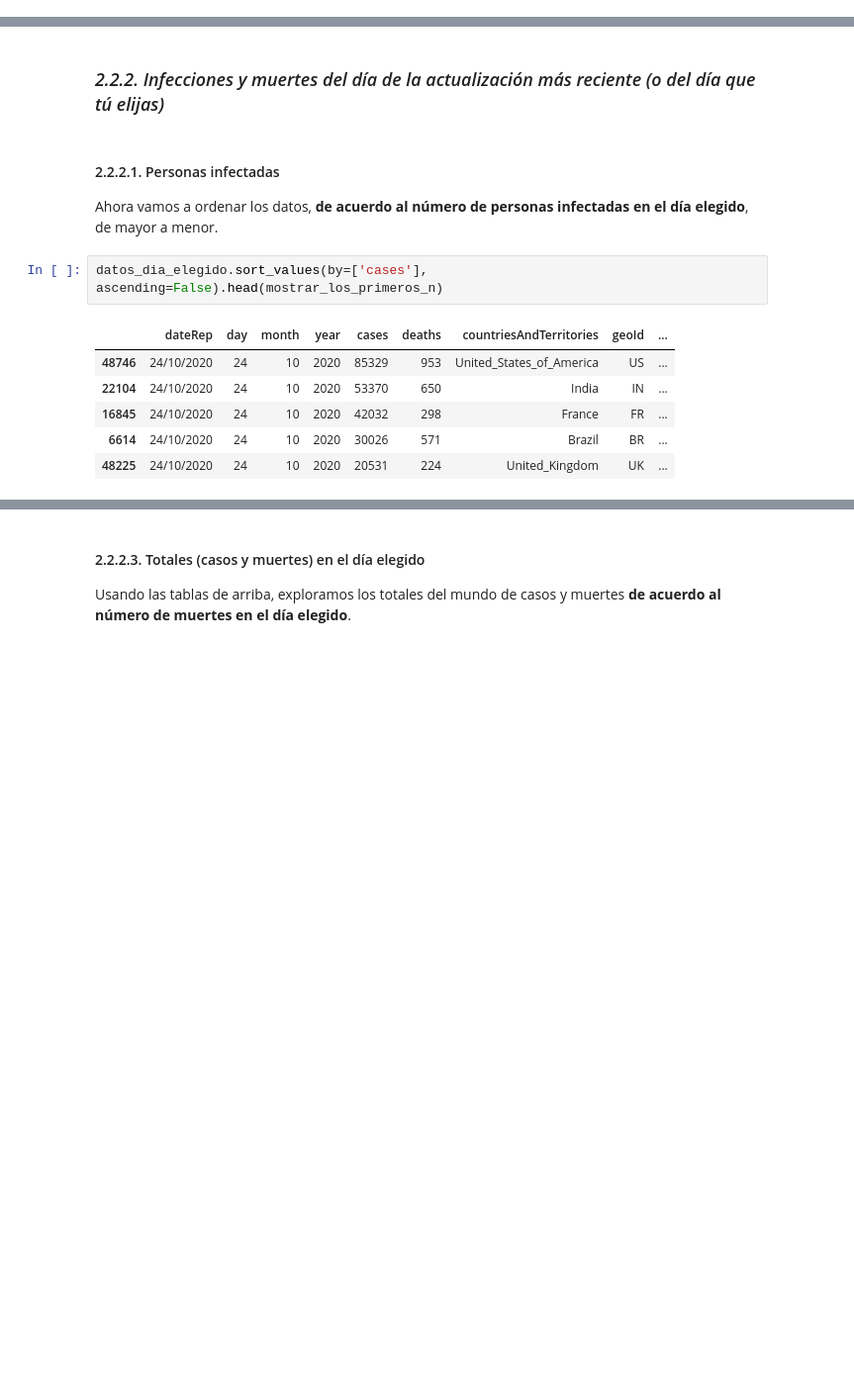
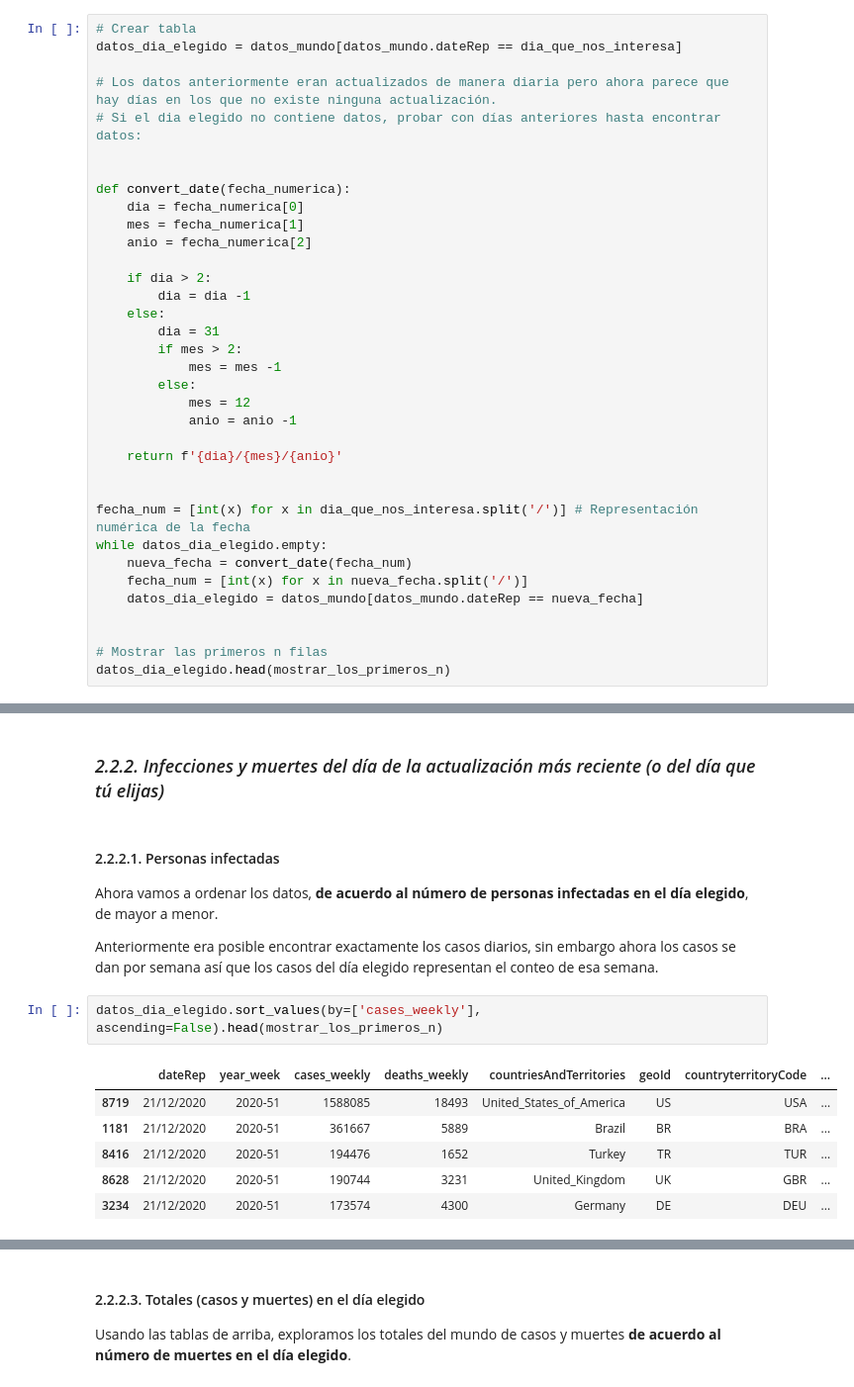
Before and after one commit to damian-romero/covid19_mx, a Jupyter notebook: covid/covid19mx_notebook.ipynb, the cells around one changed output, grey strips where cells are left out. Shown at 99% size. Drawn from its saved outputs; the diff is of its cells as text; blank space fills up the shorter version.

```diff
--- a/covid/covid19mx_notebook.ipynb
+++ b/covid/covid19mx_notebook.ipynb
@@ -166,0 +151,35 @@ datos_dia_elegido.head(mostrar_los_primeros_n)
+# %%
+# Crear tabla
+datos_dia_elegido = datos_mundo[datos_mundo.dateRep == dia_que_nos_interesa]
+
+# Los datos anteriormente eran actualizados de manera diaria pero ahora parece que hay días en los que no existe ninguna actualización.
+# Si el dia elegido no contiene datos, probar con días anteriores hasta encontrar datos:
+
+
+def convert_date(fecha_numerica):
+    dia = fecha_numerica[0]
+    mes = fecha_numerica[1]
+    anio = fecha_numerica[2]
+
+    if dia > 2:
+        dia = dia -1
+    else:
+        dia = 31
+        if mes > 2:
+            mes = mes -1
+        else:
+            mes = 12
+            anio = anio -1
+
+    return f'{dia}/{mes}/{anio}'
+
+
+fecha_num = [int(x) for x in dia_que_nos_interesa.split('/')] # Representación numérica de la fecha
+while datos_dia_elegido.empty:
+    nueva_fecha = convert_date(fecha_num)
+    fecha_num = [int(x) for x in nueva_fecha.split('/')]
+    datos_dia_elegido = datos_mundo[datos_mundo.dateRep == nueva_fecha]
+
+
+# Mostrar las primeros n filas
+datos_dia_elegido.head(mostrar_los_primeros_n)
@@ -170,15 +196,17 @@ datos_dia_elegido.head(mostrar_los_primeros_n)
 #### 2.2.2.1. Personas infectadas
 
 Ahora vamos a ordenar los datos, **de acuerdo al número de personas infectadas en el día elegido**, de mayor a menor.
+
+Anteriormente era posible encontrar exactamente los casos diarios, sin embargo ahora los casos se dan por semana así que los casos del día elegido representan el conteo de esa semana.
 # %%
-datos_dia_elegido.sort_values(by=['cases'], ascending=False).head(mostrar_los_primeros_n)
+datos_dia_elegido.sort_values(by=['cases_weekly'], ascending=False).head(mostrar_los_primeros_n)
 # %% [output]
-|  | dateRep | day | month | year | cases | deaths | countriesAndTerritories | geoId | ... |
-| 48746 | 24/10/2020 | 24 | 10 | 2020 | 85329 | 953 | United_States_of_America | US | ... |
-| 22104 | 24/10/2020 | 24 | 10 | 2020 | 53370 | 650 | India | IN | ... |
-| 16845 | 24/10/2020 | 24 | 10 | 2020 | 42032 | 298 | France | FR | ... |
-| 6614 | 24/10/2020 | 24 | 10 | 2020 | 30026 | 571 | Brazil | BR | ... |
-| 48225 | 24/10/2020 | 24 | 10 | 2020 | 20531 | 224 | United_Kingdom | UK | ... |
+|  | dateRep | year_week | cases_weekly | deaths_weekly | countriesAndTerritories | geoId | countryterritoryCode | ... |
+| 8719 | 21/12/2020 | 2020-51 | 1588085 | 18493 | United_States_of_America | US | USA | ... |
+| 1181 | 21/12/2020 | 2020-51 | 361667 | 5889 | Brazil | BR | BRA | ... |
+| 8416 | 21/12/2020 | 2020-51 | 194476 | 1652 | Turkey | TR | TUR | ... |
+| 8628 | 21/12/2020 | 2020-51 | 190744 | 3231 | United_Kingdom | UK | GBR | ... |
+| 3234 | 21/12/2020 | 2020-51 | 173574 | 4300 | Germany | DE | DEU | ... |
 # %% [markdown]
 #### 2.2.2.2. Número de muertes
 
```
Also changed, not shown: parts of 22 cells of this notebook.
